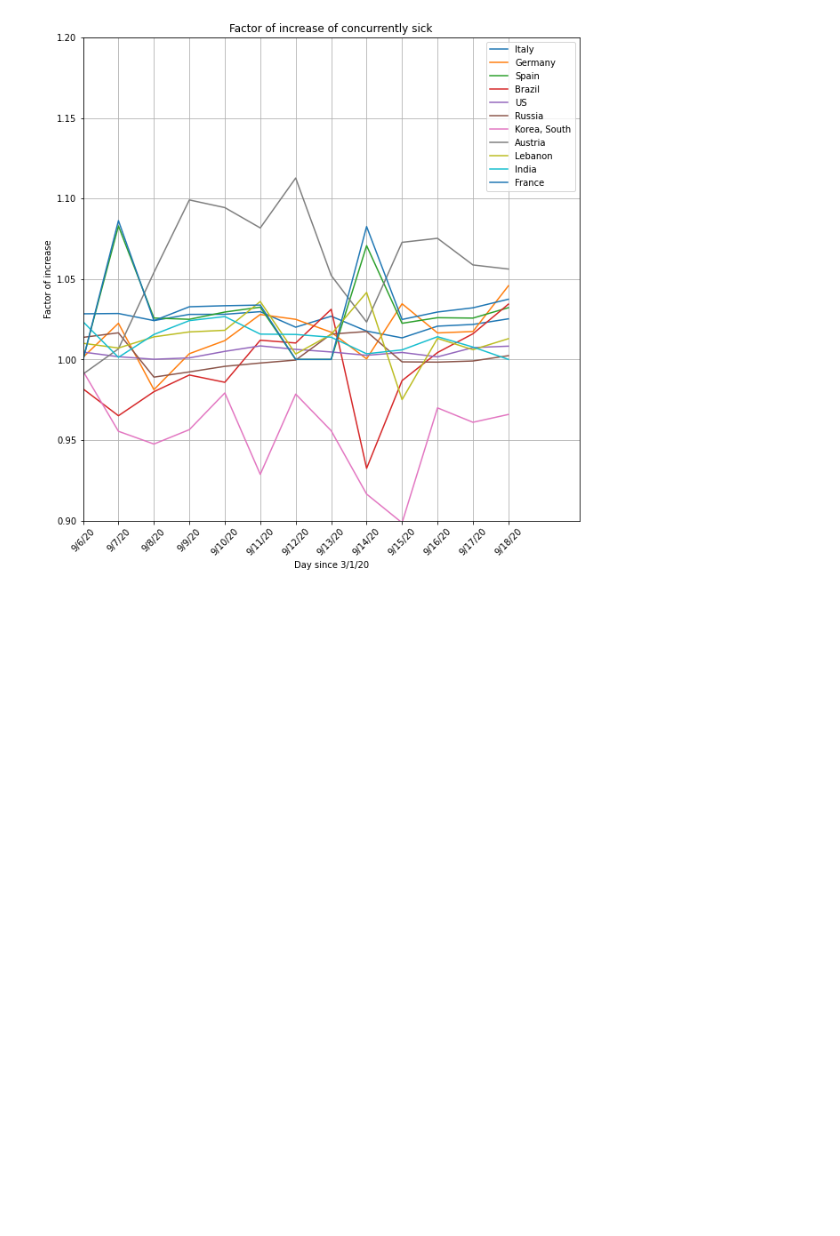
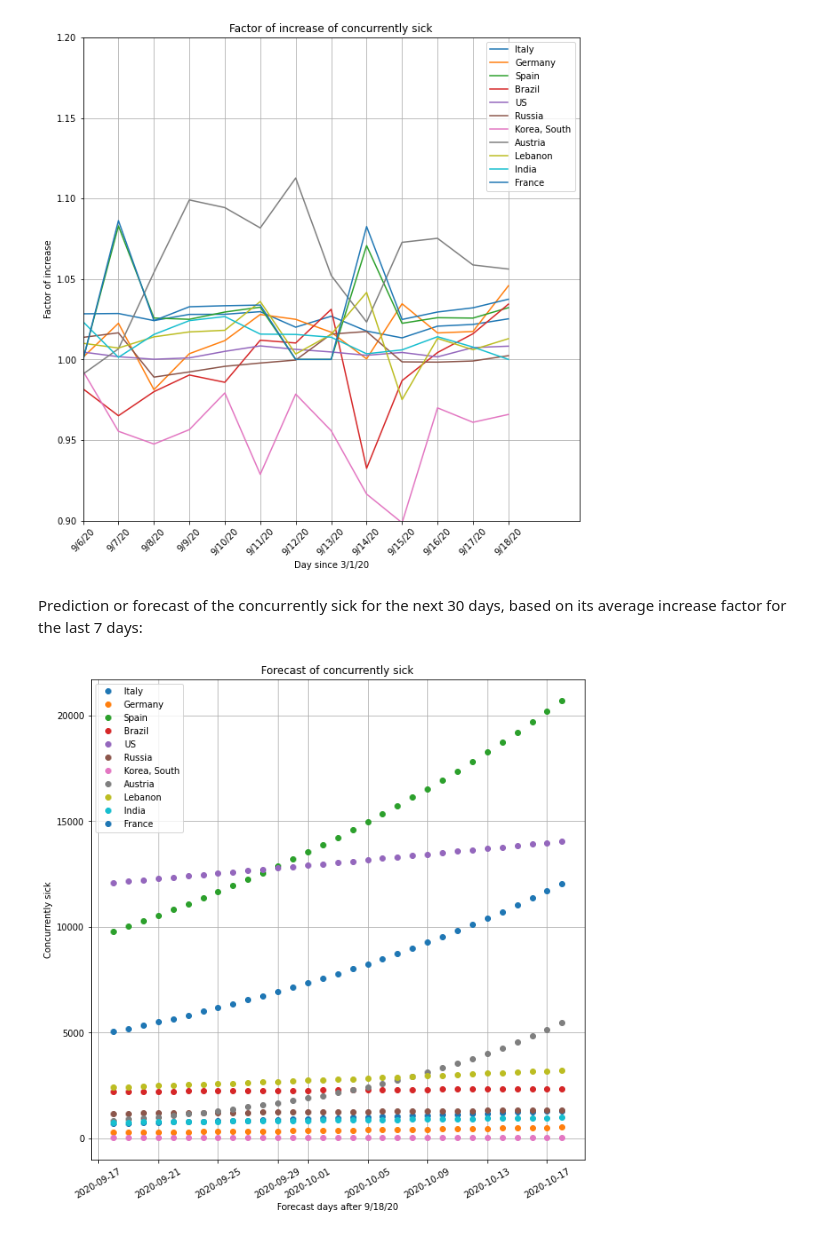
Before and after one commit to TUIlmenauAMS/CoronaComputationPrograms, a Jupyter notebook: coronaconcucrrentlysick.ipynb, the cells around one changed output. Cells and saved outputs as stored; diff of their text form; code cells hidden in the pictures; blank space fills up the shorter version.

```diff
--- a/coronaconcucrrentlysick.ipynb
+++ b/coronaconcucrrentlysick.ipynb
@@ -284,3 +284,38 @@ plt.axis([len(dates)-14, len(dates),0.9, 1.2])
 plt.show()
 # %% [output]
 [figure]
+# %% [markdown]
+Prediction or forecast of the concurrently sick for the next 30 days, based on its average increase factor for the last 7 days:
+# %%
+import datetime
+from matplotlib.dates import (drange, datestr2num, num2date)
+
+avedays=7 #averaging over the last 7 days for the daily factor of increase
+preddays=np.arange(31) #prediction for this number of days
+
+avecurrsickfactorsofincrease=np.sum(currsickfactorsofincrease[:,-avedays:],axis=1)/avedays #average factor of increase
+avecurrsickfactorsofincrease=np.expand_dims(avecurrsickfactorsofincrease, axis=1)
+#print("average increase factors of concurrently sick:",avecurrsickfactorsofincrease)
+concsickpmlast=concurrentlysick[:,-1].T/population  #last value of concurrently sick per million
+concsickpmlast=np.expand_dims(concsickpmlast,axis=1)
+#print("last values of concurrently sick per million inhabitants:",concsickpmlast)
+prediction=np.power(avecurrsickfactorsofincrease,preddays)
+prediction = (concsickpmlast* prediction)  #predicted values of concurrently sick per million
+
+#Plotting:
+pylab.rcParams['figure.figsize'] = (10, 10)
+fig, ax = plt.subplots(1,1)
+startpreddate=datestr2num(dates[-1])
+datesfc=startpreddate+preddays
+#print("datesfc=", datesfc)
+
+plt.plot_date(datesfc, prediction.T)
+ax.xaxis.set_tick_params(rotation=30, labelsize=10)
+plt.legend(countries)
+plt.xlabel('Forecast days after '+ dates[-1])
+plt.ylabel('Concurrently sick')
+plt.grid()
+plt.title('Forecast of concurrently sick')
+plt.show()
+# %% [output]
+[figure, added]
```
Also changed, not shown: parts of 1 cell of this notebook.
